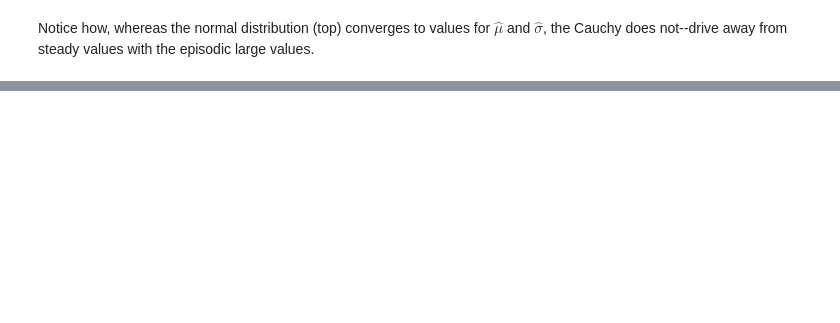
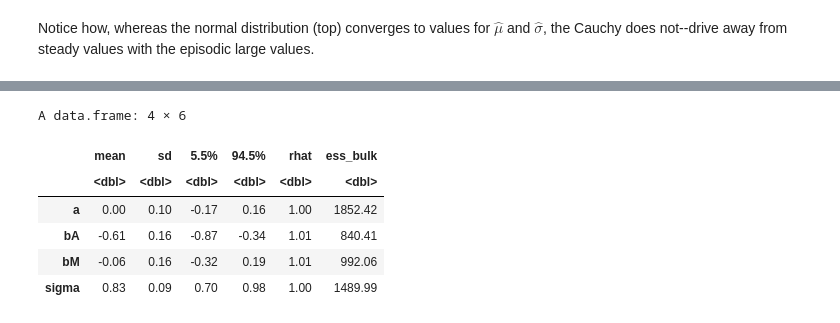
Before and after one commit to nicklausmillican/StatisticalRethinkingIISolutions, a Jupyter notebook: StatisticalRethinkingSolutions2_Ch9.ipynb, the cells around one changed output, grey strips where cells are left out. Cells and saved outputs as stored; diff of their text form; code cells hidden in the pictures; blank space fills up the shorter version.

```diff
--- a/StatisticalRethinkingSolutions2_Ch9.ipynb
+++ b/StatisticalRethinkingSolutions2_Ch9.ipynb
@@ -948,0 +969,12 @@ Notice how, whereas the normal distribution (top) converges to values for $\hat{
+# %%
+m5.1 <- ulam(
+  alist(
+    D ~ dnorm( mu, sigma),
+    mu <- a + bA * A,
+      a ~ dnorm( 0, 0.2),
+      bA ~ dnorm( 0, 0.5),
+    sigma ~ dexp( 1)
+), data = d_list,
+   chains=4,
+   cores=4,
+   log_lik=TRUE)
@@ -948,0 +1025,12 @@ Notice how, whereas the normal distribution (top) converges to values for $\hat{
+# %%
+m5.2 <- ulam(
+  alist(
+    D ~ dnorm( mu, sigma),
+    mu <- a + bM * M,
+      a ~ dnorm( 0, 0.2),
+      bM ~ dnorm( 0, 0.5),
+    sigma ~ dexp( 1)
+), data = d_list,
+   chains=4,
+   cores=4,
+   log_lik=TRUE)
@@ -948,0 +1055,13 @@ Notice how, whereas the normal distribution (top) converges to values for $\hat{
+# %%
+m5.3 <- ulam(
+  alist(
+    D ~ dnorm( mu, sigma),
+    mu <- a + bA * A + bM * M,
+      a ~ dnorm( 0, 0.2),
+      bA ~ dnorm( 0, 0.5),
+      bM ~ dnorm(0, 0.5),
+    sigma ~ dexp( 1)
+), data = d_list,
+   chains=4,
+   cores=4,
+   log_lik=TRUE)
@@ -948,0 +1132,10 @@ Notice how, whereas the normal distribution (top) converges to values for $\hat{
+# %%
+round(precis(m5.3),2)
+# %% [output]
+A data.frame: 4 × 6
+|  | mean | sd | 5.5% | 94.5% | rhat | ess_bulk |
+|  | <dbl> | <dbl> | <dbl> | <dbl> | <dbl> | <dbl> |
+| a | 0.00 | 0.10 | -0.17 | 0.16 | 1.00 | 1852.42 |
+| bA | -0.61 | 0.16 | -0.87 | -0.34 | 1.01 | 840.41 |
+| bM | -0.06 | 0.16 | -0.32 | 0.19 | 1.01 | 992.06 |
+| sigma | 0.83 | 0.09 | 0.70 | 0.98 | 1.00 | 1489.99 |
```
Also changed, not shown: parts of 15 cells of this notebook.
